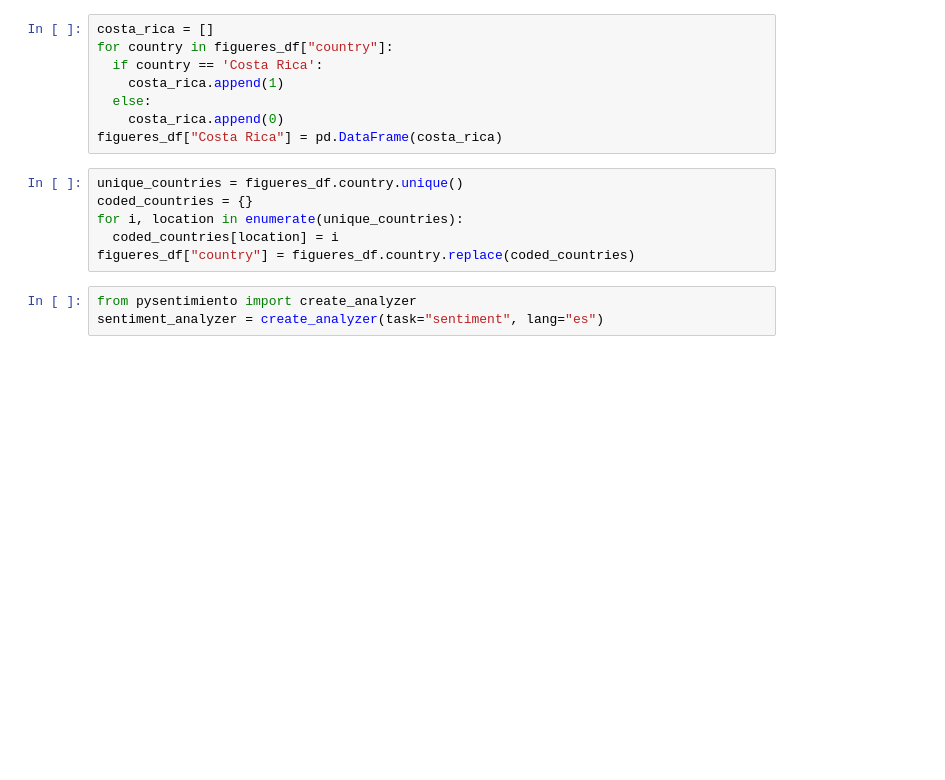
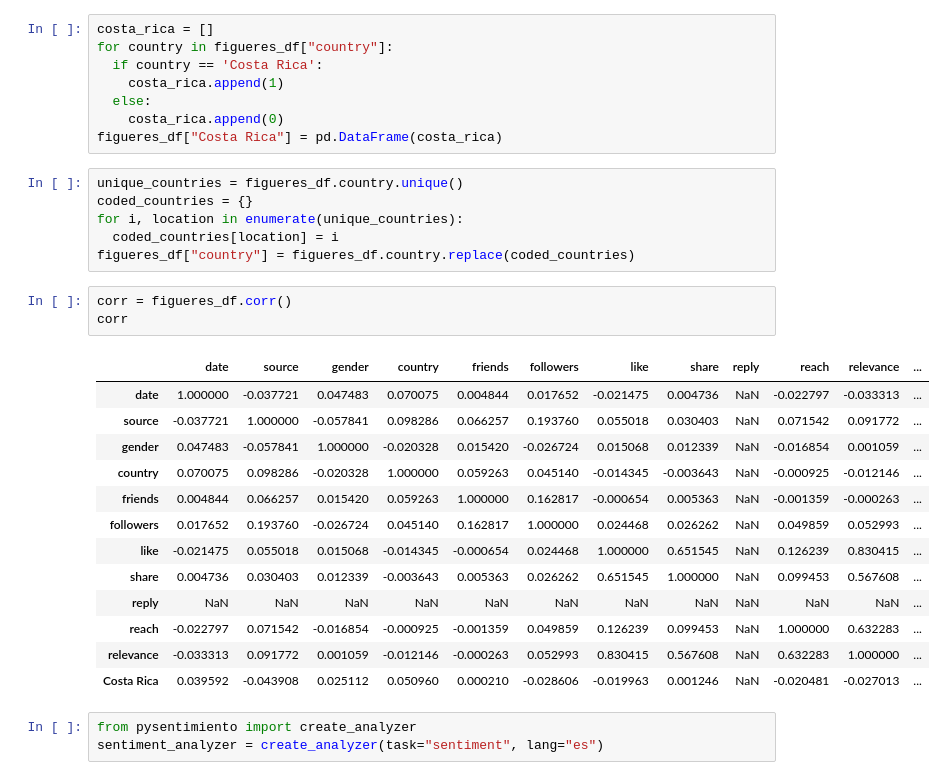
Before and after one commit to sergiolives19/Naveler, a Jupyter notebook: Costa Rica/Costa_Rica_regression.ipynb, the cells around one changed output. Cells and saved outputs as stored; diff of their text form; blank space fills up the shorter version.

```diff
--- a/Costa Rica/Costa_Rica_regression.ipynb
+++ b/Costa Rica/Costa_Rica_regression.ipynb
@@ -173,6 +218,23 @@ coded_countries = {}
 for i, location in enumerate(unique_countries):
   coded_countries[location] = i
 figueres_df["country"] = figueres_df.country.replace(coded_countries)
+# %%
+corr = figueres_df.corr()
+corr
+# %% [output]
+|  | date | source | gender | country | friends | followers | like | share | reply | reach | relevance | ... |
+| date | 1.000000 | -0.037721 | 0.047483 | 0.070075 | 0.004844 | 0.017652 | -0.021475 | 0.004736 | NaN | -0.022797 | -0.033313 | ... |
+| source | -0.037721 | 1.000000 | -0.057841 | 0.098286 | 0.066257 | 0.193760 | 0.055018 | 0.030403 | NaN | 0.071542 | 0.091772 | ... |
+| gender | 0.047483 | -0.057841 | 1.000000 | -0.020328 | 0.015420 | -0.026724 | 0.015068 | 0.012339 | NaN | -0.016854 | 0.001059 | ... |
+| country | 0.070075 | 0.098286 | -0.020328 | 1.000000 | 0.059263 | 0.045140 | -0.014345 | -0.003643 | NaN | -0.000925 | -0.012146 | ... |
+| friends | 0.004844 | 0.066257 | 0.015420 | 0.059263 | 1.000000 | 0.162817 | -0.000654 | 0.005363 | NaN | -0.001359 | -0.000263 | ... |
+| followers | 0.017652 | 0.193760 | -0.026724 | 0.045140 | 0.162817 | 1.000000 | 0.024468 | 0.026262 | NaN | 0.049859 | 0.052993 | ... |
+| like | -0.021475 | 0.055018 | 0.015068 | -0.014345 | -0.000654 | 0.024468 | 1.000000 | 0.651545 | NaN | 0.126239 | 0.830415 | ... |
+| share | 0.004736 | 0.030403 | 0.012339 | -0.003643 | 0.005363 | 0.026262 | 0.651545 | 1.000000 | NaN | 0.099453 | 0.567608 | ... |
+| reply | NaN | NaN | NaN | NaN | NaN | NaN | NaN | NaN | NaN | NaN | NaN | ... |
+| reach | -0.022797 | 0.071542 | -0.016854 | -0.000925 | -0.001359 | 0.049859 | 0.126239 | 0.099453 | NaN | 1.000000 | 0.632283 | ... |
+| relevance | -0.033313 | 0.091772 | 0.001059 | -0.012146 | -0.000263 | 0.052993 | 0.830415 | 0.567608 | NaN | 0.632283 | 1.000000 | ... |
+| Costa Rica | 0.039592 | -0.043908 | 0.025112 | 0.050960 | 0.000210 | -0.028606 | -0.019963 | 0.001246 | NaN | -0.020481 | -0.027013 | ... |
 # %%
 from pysentimiento import create_analyzer
 sentiment_analyzer = create_analyzer(task="sentiment", lang="es")
```
Also changed, not shown: parts of 22 cells of this notebook.
